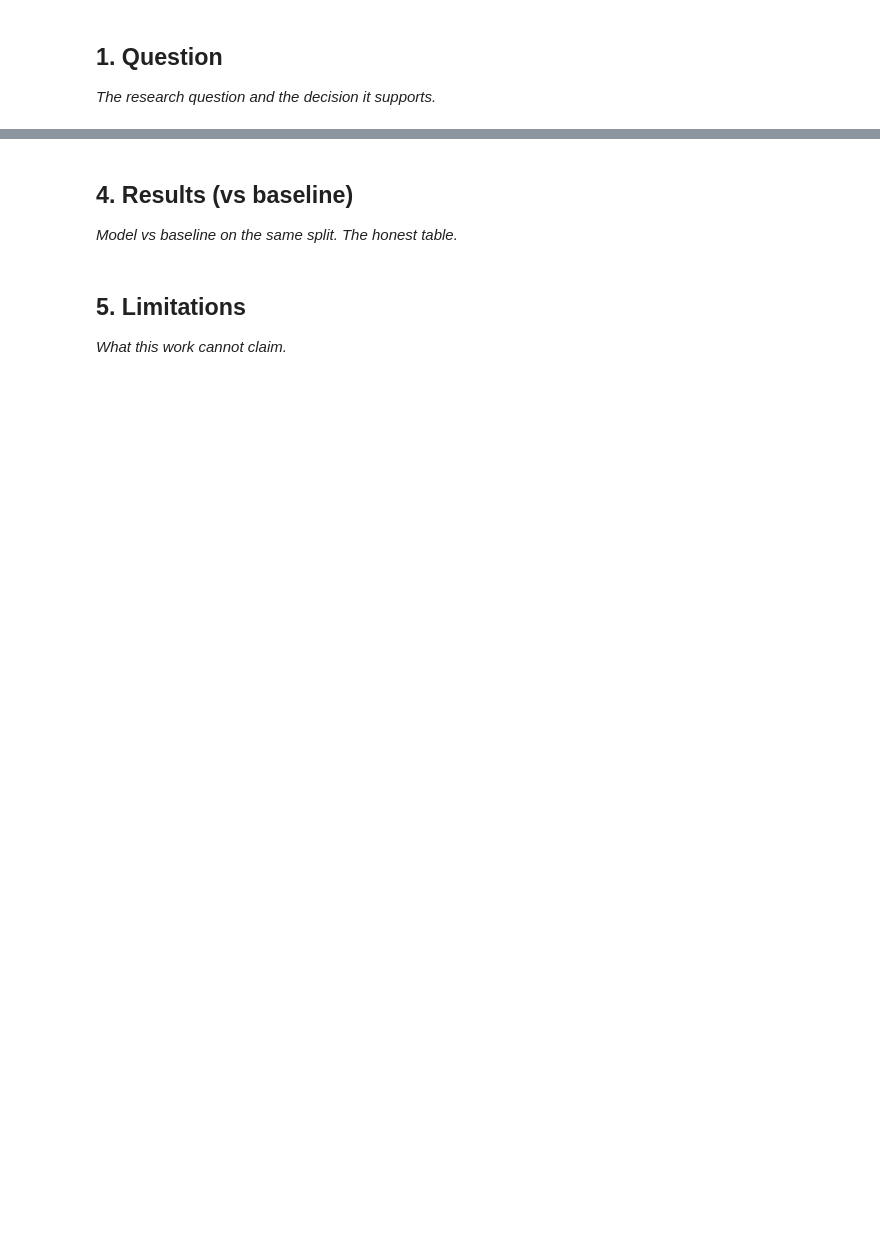
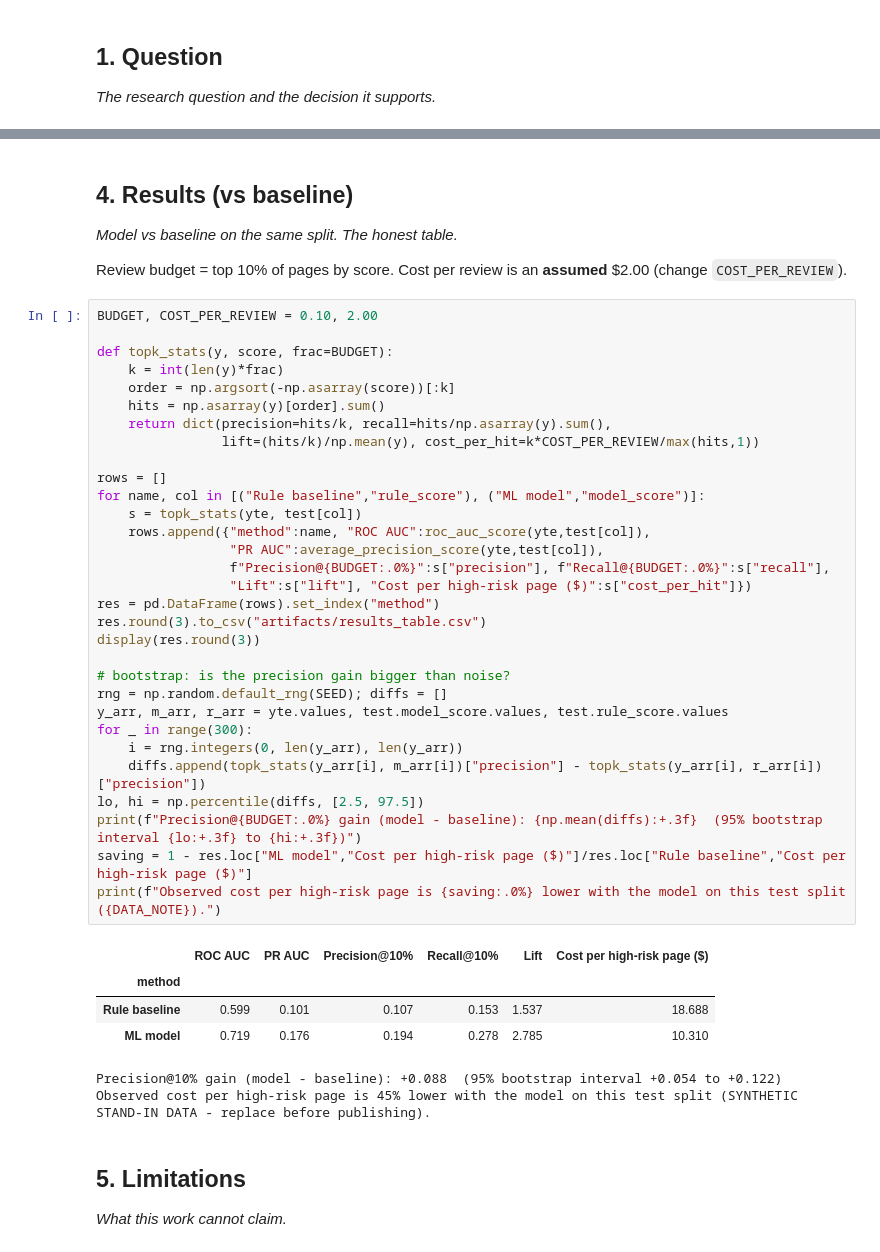
Before and after one commit to ayazahmedbscsf23-art/flyrank-ml-internship, a Jupyter notebook: work/notebooks/capstone.ipynb, the cells around one changed output, grey strips where cells are left out. Drawn from its saved outputs; the diff is of its cells as text; blank space fills up the shorter version.

```diff
--- a/work/notebooks/capstone.ipynb
+++ b/work/notebooks/capstone.ipynb
@@ -22,6 +142,46 @@ This skeleton is yours to fill. Work the sections **in order** — each one has
 ## 4. Results (vs baseline)
 
 *Model vs baseline on the same split. The honest table.*
+
+Review budget = top 10% of pages by score. Cost per review is an **assumed** $2.00 (change `COST_PER_REVIEW`).
+# %%
+BUDGET, COST_PER_REVIEW = 0.10, 2.00
+
+def topk_stats(y, score, frac=BUDGET):
+    k = int(len(y)*frac)
+    order = np.argsort(-np.asarray(score))[:k]
+    hits = np.asarray(y)[order].sum()
+    return dict(precision=hits/k, recall=hits/np.asarray(y).sum(),
+                lift=(hits/k)/np.mean(y), cost_per_hit=k*COST_PER_REVIEW/max(hits,1))
+
+rows = []
+for name, col in [("Rule baseline","rule_score"), ("ML model","model_score")]:
+    s = topk_stats(yte, test[col])
+    rows.append({"method":name, "ROC AUC":roc_auc_score(yte,test[col]),
+                 "PR AUC":average_precision_score(yte,test[col]),
+                 f"Precision@{BUDGET:.0%}":s["precision"], f"Recall@{BUDGET:.0%}":s["recall"],
+                 "Lift":s["lift"], "Cost per high-risk page ($)":s["cost_per_hit"]})
+res = pd.DataFrame(rows).set_index("method")
+res.round(3).to_csv("artifacts/results_table.csv")
+display(res.round(3))
+
+# bootstrap: is the precision gain bigger than noise?
+rng = np.random.default_rng(SEED); diffs = []
+y_arr, m_arr, r_arr = yte.values, test.model_score.values, test.rule_score.values
+for _ in range(300):
+    i = rng.integers(0, len(y_arr), len(y_arr))
+    diffs.append(topk_stats(y_arr[i], m_arr[i])["precision"] - topk_stats(y_arr[i], r_arr[i])["precision"])
+lo, hi = np.percentile(diffs, [2.5, 97.5])
+print(f"Precision@{BUDGET:.0%} gain (model - baseline): {np.mean(diffs):+.3f}  (95% bootstrap interval {lo:+.3f} to {hi:+.3f})")
+saving = 1 - res.loc["ML model","Cost per high-risk page ($)"]/res.loc["Rule baseline","Cost per high-risk page ($)"]
+print(f"Observed cost per high-risk page is {saving:.0%} lower with the model on this test split ({DATA_NOTE}).")
+# %% [output]
+|  | ROC AUC | PR AUC | Precision@10% | Recall@10% | Lift | Cost per high-risk page ($) |
+| method |  |  |  |  |  |  |
+| Rule baseline | 0.599 | 0.101 | 0.107 | 0.153 | 1.537 | 18.688 |
+| ML model | 0.719 | 0.176 | 0.194 | 0.278 | 2.785 | 10.310 |
+Precision@10% gain (model - baseline): +0.088  (95% bootstrap interval +0.054 to +0.122)
+Observed cost per high-risk page is 45% lower with the model on this test split (SYNTHETIC STAND-IN DATA - replace before publishing).
 # %% [markdown]
 ## 5. Limitations
 
```
Also changed, not shown: parts of 12 cells of this notebook.
